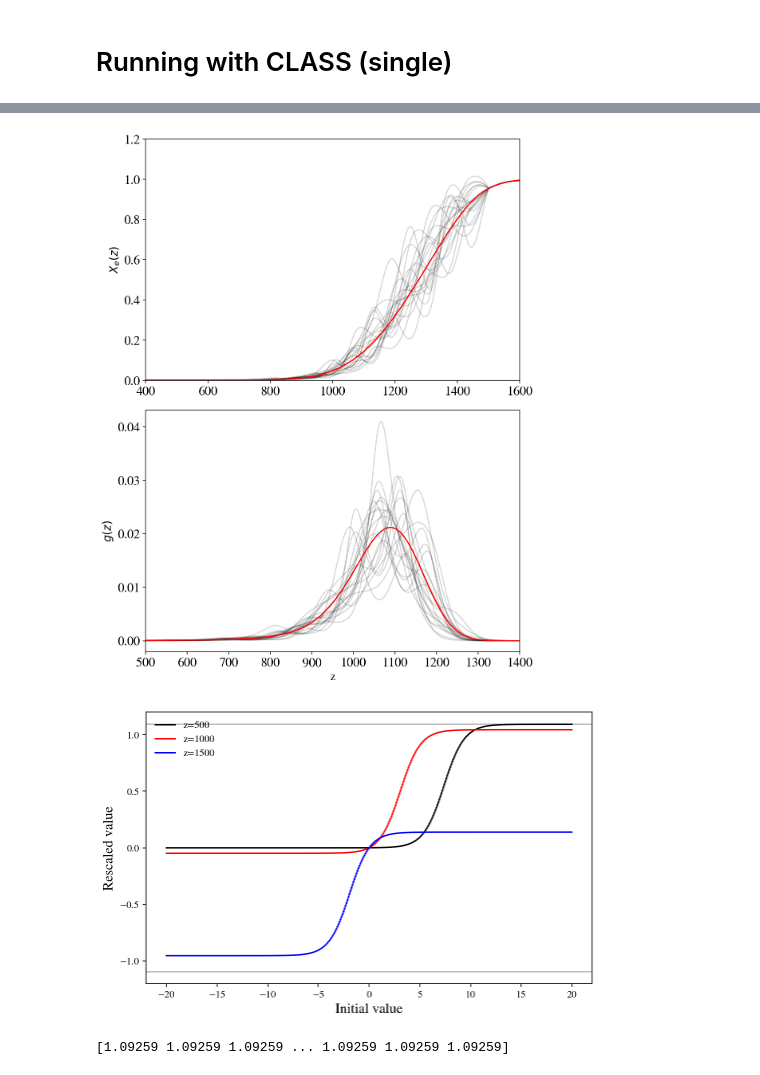
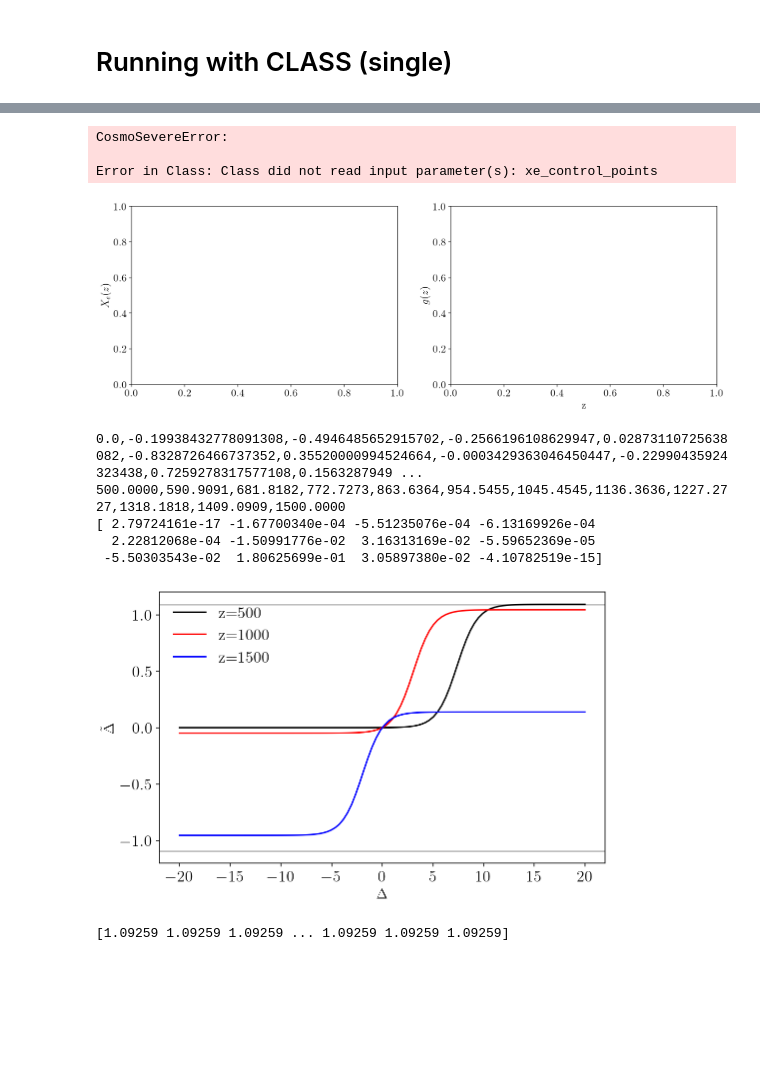
Before and after one commit to gplynch619/recombination, a Jupyter notebook: notebooks/mcmc_explore.ipynb, the cells around one changed output, grey strips where cells are left out. Cells and saved outputs as stored; diff of their text form; code cells hidden in the pictures; blank space fills up the shorter version.

```diff
--- a/notebooks/mcmc_explore.ipynb
+++ b/notebooks/mcmc_explore.ipynb
@@ -33,9 +33,9 @@ standard_params = {
 font = {'size'   : 16, 'family':'STIXGeneral'}
 axislabelfontsize='large'
 matplotlib.rc('font', **font)
-matplotlib.mathtext.rcParams['legend.fontsize']='medium'
 plt.rcParams["figure.figsize"] = [8.0,6.0]
-fsize=14
+plt.rcParams['text.usetex']=True
+fsize=16
 
 ######################################################
 #  Configuring the run
@@ -222,7 +226,9 @@ print(pivots)
 free_pivots = pivots[1:-1]
 
 #control_points = rescale_pert_amp(np.random.normal(loc=0.0, scale=2.0, size=4), free_pivots)
-control_points = np.random.normal(loc=0.0, scale=1.0, size=num_control_points)
+#control_points = np.random.normal(loc=0.0, scale=1.0, size=num_control_points)
+control_points = np.full((num_control_points), 10.0)
+
 control_points = np.insert(control_points, 0, 0.0)
 control_points = np.append(control_points, 0.0)
 str_pivots = ["{:.4f}".format(p) for p in pivots]
@@ -306,7 +312,7 @@ print(len(cl_tt))
 # %%
 num_of_functions = 20
 
-fig,ax=plt.subplots(2, 1, figsize=(8,10))
+fig,ax=plt.subplots(1, 2, figsize=(16,5))
 plt.subplots_adjust(hspace=0.0)
 
 #ax.text(0.2, 0.65, "$X_{{e,max}} \\approx$ {:.2f}".format(xe_max), fontsize=14, transform=ax.transAxes, alpha=0.5)
@@ -338,6 +344,6 @@ ax[1].set_xlim([500, 1400])
 #ax[0].set_xlim([zmin_pert, 2000])
 #ax[0].set_ylim([0, 1.3])
 plt.tight_layout()
-plt.savefig("../results/control_point_example2.pdf",dpi=300, bbox_inches='tight')
+plt.savefig("../results/control_point_talk.jpg",dpi=300, bbox_inches='tight')
 plt.show()
 # %% [output]
@@ -364,4 +352,7 @@ xe_control_points: '0.0,-0.35289093186791914,0.07593518153662718,-0.381255284712
+CosmoSevereError:
+
+Error in Class: Class did not read input parameter(s): xe_control_points
-[figure, old version]
+[figure, new version]
 # %%
 new_settings = {"ln10^{10}A_s": ln10e10As,
                 'n_s': standard_params["n_s"],
@@ -390,6 +381,12 @@ M.set(new_settings)
 M.set(precision_settings)
 
 print(rescale_pert_amp(control_points, pivots))
+# %% [output]
+0.0,-0.19938432778091308,-0.4946485652915702,-0.2566196108629947,0.02873110725638082,-0.8328726466737352,0.35520000994524664,-0.0003429363046450447,-0.22990435924323438,0.7259278317577108,0.1563287949 ...
+500.0000,590.9091,681.8182,772.7273,863.6364,954.5455,1045.4545,1136.3636,1227.2727,1318.1818,1409.0909,1500.0000
+[ 2.79724161e-17 -1.67700340e-04 -5.51235076e-04 -6.13169926e-04
+  2.22812068e-04 -1.50991776e-02  3.16313169e-02 -5.59652369e-05
+ -5.50303543e-02  1.80625699e-01  3.05897380e-02 -4.10782519e-15]
 # %%
 M.compute()
 # %%
@@ -506,17 +503,18 @@ ax.plot(amp_grid, rescale_pert_amp(amp_grid, zlist[0]), label="z={}".format(zlis
 ax.plot(amp_grid, rescale_pert_amp(amp_grid, zlist[1]), label="z={}".format(zlist[1]), color="red")
 ax.plot(amp_grid, rescale_pert_amp(amp_grid, zlist[2]), label="z={}".format(zlist[2]), color="blue")
 
-ax.set_xlabel("Initial value", fontsize=14)
-ax.set_ylabel("Rescaled value", fontsize=14)
+ax.set_xlabel("$\Delta$", fontsize=14)
+ax.set_ylabel("$\\tilde{\Delta}$", fontsize=14)
 ax.axhline(xe_max, color="black", alpha=0.25)
 ax.axhline(-xe_max, color="black", alpha=0.25)
 
 plt.legend(frameon=False)
-#plt.show()
 
-plt.savefig("../results/rescaling_examples.pdf",dpi=300, bbox_inches='tight')
+
+plt.savefig("../results/rescaling_examples.jpg",dpi=300, bbox_inches='tight')
+plt.show()
 # %% [output]
-[figure, old version]
+[figure, new version]
 # %%
 test = np.loadtxt("example1.txt")
 print(test[:,0])
```
Also changed, not shown: parts of 11 cells of this notebook, 8 other files.
